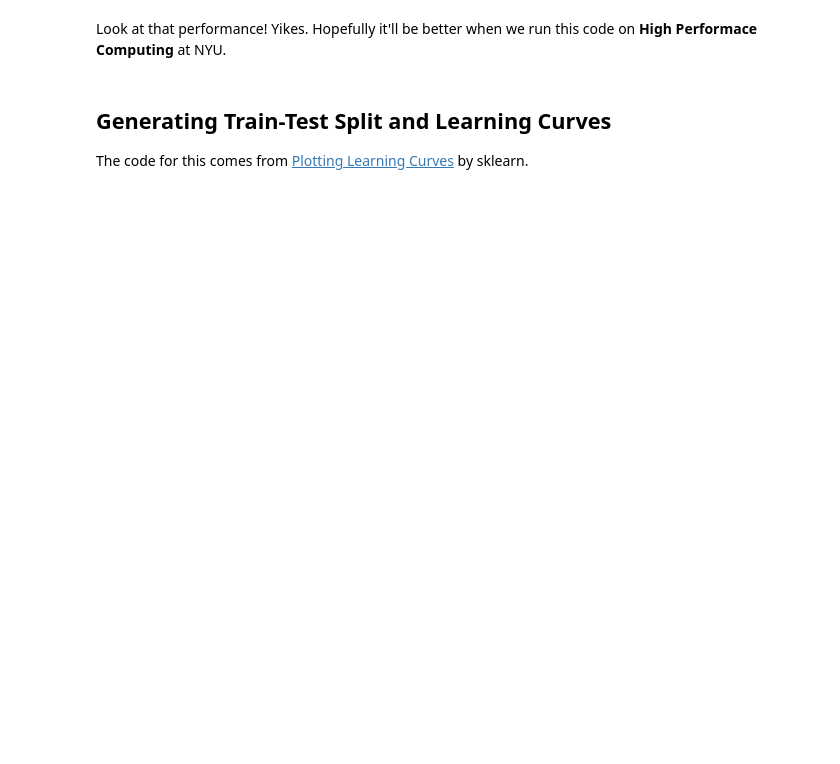
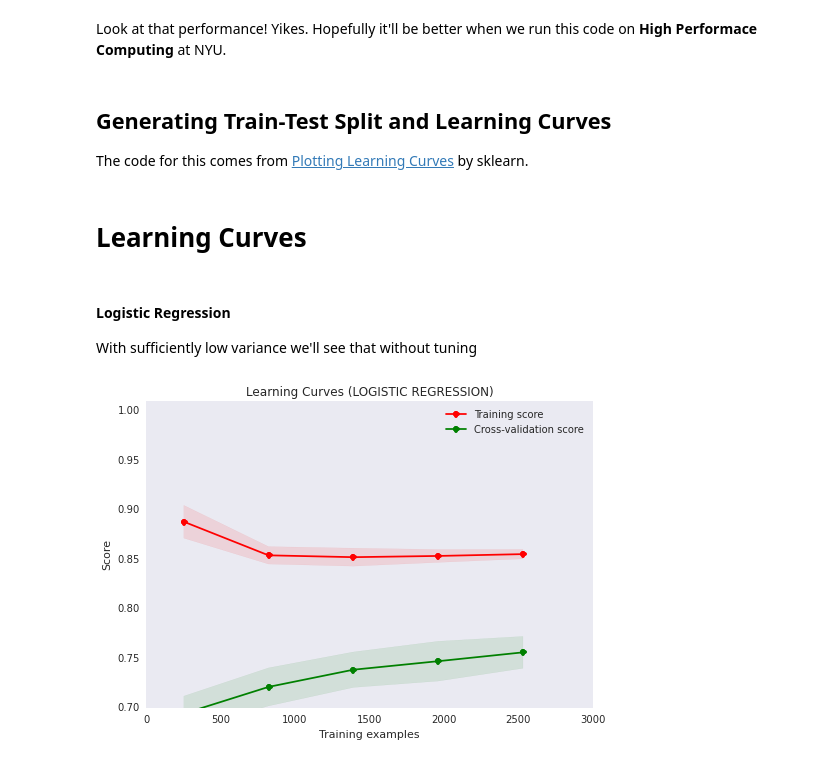
Before and after one commit to jxnl/nyu-twipsy, a Jupyter notebook: experiments-pipelines-2.ipynb, the cells around one changed output. Drawn from its saved outputs; the diff is of its cells as text; code cells hidden in the pictures; blank space fills up the shorter version.

Commit message:
added plots

```diff
--- a/experiments-pipelines-2.ipynb
+++ b/experiments-pipelines-2.ipynb
@@ -60,5 +58,8 @@ Wall time: 2.03 s
 # %%
 %%time
-clf = AlcoholPipeline().pipeline(LogisticRegression())
+clf = AlcoholPipeline().pipeline(clf=RandomForestClassifier(
+        n_estimators=100,
+        max_depth=100
+    ))
 clf.fit(X, y)
 # %% [output]
@@ -119,7 +135,7 @@ def plot_learning_curve(estimator, title, X, y, ylim=None, cv=None,
     plt.xlabel("Training examples")
     plt.ylabel("Score")
     train_sizes, train_scores, test_scores = learning_curve(
-        estimator, X, y, cv=cv, n_jobs=n_jobs, train_sizes=train_sizes)
+        estimator, X, y, cv=cv, n_jobs=n_jobs, train_sizes=train_sizes, scoring="accuracy")
     train_scores_mean = np.mean(train_scores, axis=1)
     train_scores_std = np.std(train_scores, axis=1)
     test_scores_mean = np.mean(test_scores, axis=1)
@@ -142,0 +157,22 @@ learning_curve?
+# %%
+cv = cross_validation.ShuffleSplit(
+    len(y), n_iter=20, test_size=0.2, random_state=0
+)
+# %% [markdown]
+# Learning Curves
+# %%
+import seaborn as sns
+
+sns.set_style("darkgrid")
+# %% [markdown]
+#### Logistic Regression
+
+With sufficiently low variance we'll see that without tuning
+# %%
+%%time
+title = "Learning Curves (LOGISTIC REGRESSION)"
+estimator = AlcoholPipeline().pipeline(LogisticRegression())
+plot_learning_curve(estimator, title, AlcoholPipeline()._exploder.fit_transform(X), y, (0.7, 1.01), cv=cv, n_jobs=4)
+plt.show()
+# %% [output]
+[figure, added]
```
Also changed, not shown: parts of 18 cells of this notebook.
